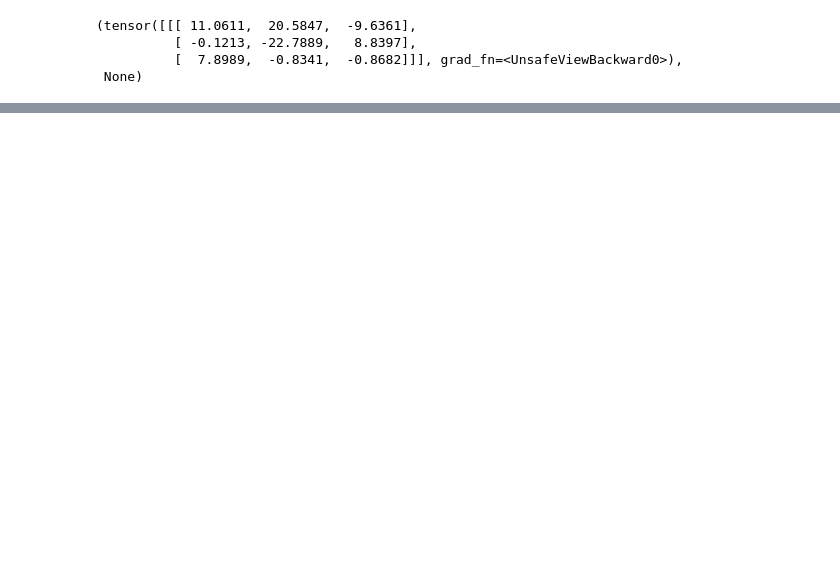
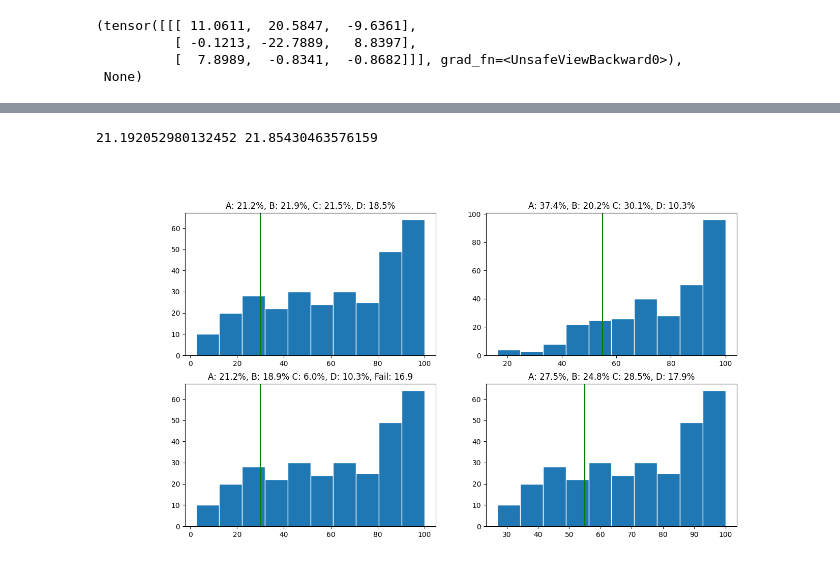
Before and after one commit to zvirgilio/Transformer-Interpretability, a Jupyter notebook: tiny_transformer_walkthrough.ipynb, the cells around one changed output, grey strips where cells are left out. Drawn from its saved outputs; the diff is of its cells as text; code cells hidden in the pictures; blank space fills up the shorter version.

```diff
--- a/tiny_transformer_walkthrough.ipynb
+++ b/tiny_transformer_walkthrough.ipynb
@@ -278,0 +432,39 @@ one_layer_model(torch.arange(0,3, dtype=torch.long).view(1,3))
+# %%
+scores = np.genfromtxt('Midterm_1_scores_only.csv', delimiter=',')
+x = scores[1:]/75*100
+y = np.sqrt(x)*10
+z = x
+w = 0.75*x+25
+percent_a = lambda x : 100 * (len(x[x>=90])/len(x))
+percent_b = lambda x : 100 * (len(x[np.logical_and(x < 90, x>= 75)]) / len(x))
+percent_c = lambda x : 100 * (len(x[np.logical_and(x < 75, x>= 50)]) / len(x))
+percent_d = lambda x : 100 * (len(x[np.logical_and(x < 50, x>= 30)]) / len(x))
+
+percent_b_alt = lambda x : 100 * (len(x[np.logical_and(x < 90, x>= 80)]) / len(x))
+percent_c_alt = lambda x : 100 * (len(x[np.logical_and(x < 80, x>= 70)]) / len(x))
+percent_d_alt = lambda x : 100 * (len(x[np.logical_and(x < 70, x>= 60)]) / len(x))
+percent_f_alt = lambda x : 100 * (len(x[x<30]) / len(x))
+print(percent_a(x), percent_b(x))
+# %% [output]
+21.192052980132452 21.85430463576159
+# %%
+plt.clf()
+fig, axs = plt.subplots(nrows=2, ncols=2, figsize=(14,8))
+axs[0,0].hist(x, edgecolor='white')
+axs[0,0].axvline(x=30, color='green', label='A cutoff')
+axs[0,0].set_title(f"A: {percent_a(x):.1f}%, B: {percent_b(x):.1f}%, C: {percent_c(x):.1f}%, D: {percent_d(x):.1f}%")
+
+axs[0,1].hist(y, edgecolor='white')
+axs[0,1].axvline(x=55, color='green', label='A cutoff')
+axs[0,1].set_title(f"A: {percent_a(y):.1f}%, B: {percent_b(y):.1f}% C: {percent_c(y):.1f}%, D: {percent_d(y):.1f}%")
+
+axs[1,0].hist(z, edgecolor='white')
+axs[1,0].axvline(x=30, color='green', label='A cutoff')
+axs[1,0].set_title(f"A: {percent_a(z):.1f}%, B: {percent_b_alt(z):.1f}% C: {percent_c_alt(z):.1f}%, D: {percent_d_alt(z):.1f}%, Fail: {percent_f_alt(z):.1f}")
+
+axs[1,1].hist(w, edgecolor='white')
+axs[1,1].axvline(x=55 , color='green', label='A cutoff')
+axs[1,1].set_title(f"A: {percent_a(w):.1f}%, B: {percent_b(w):.1f}% C: {percent_c(w):.1f}%, D: {percent_d(w):.1f}%")
+plt.show()
+# %% [output]
+[figure, added]
```
Also changed, not shown: parts of 16 cells of this notebook, 7 other files.
